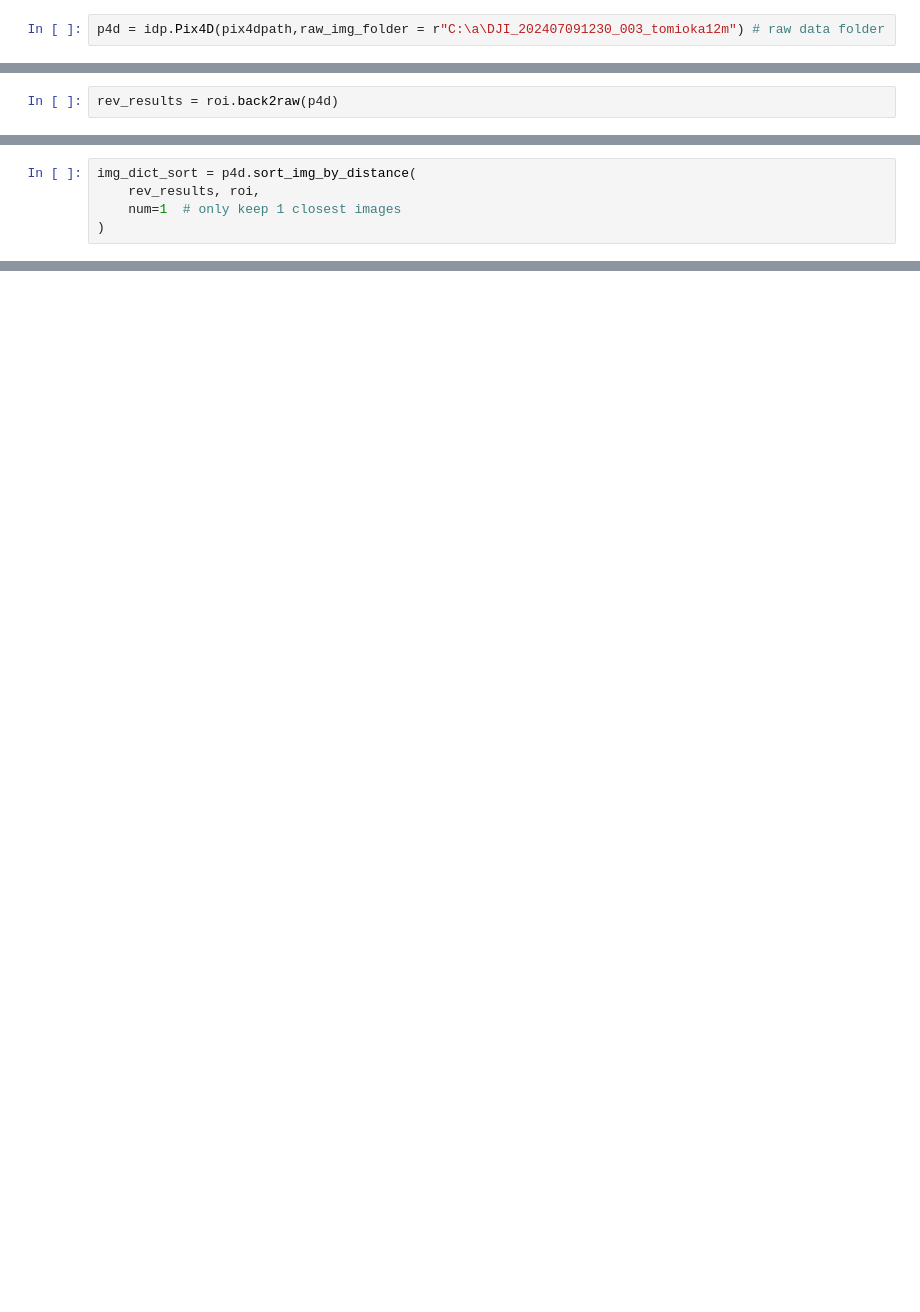
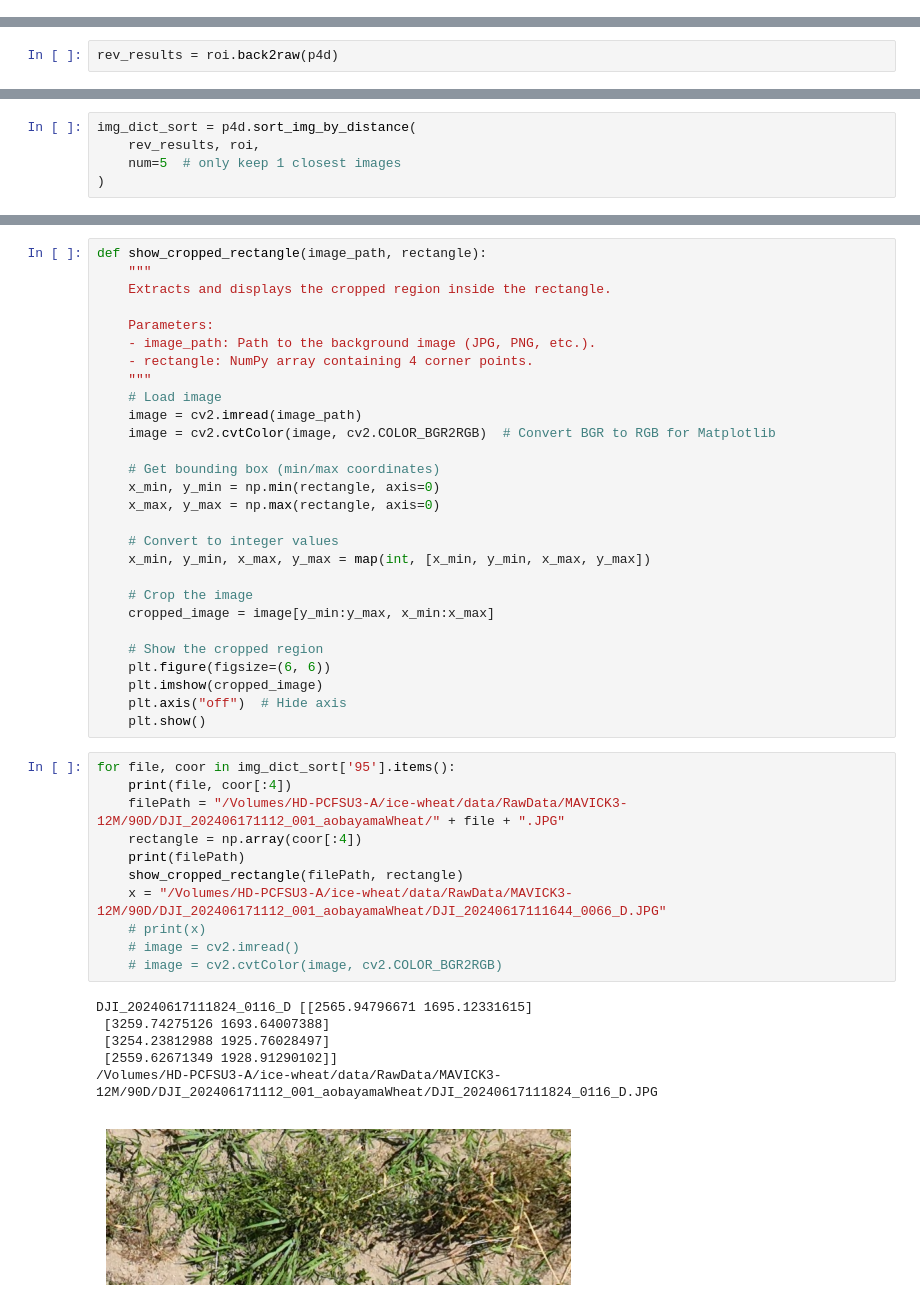
Before and after one commit to Wani29I/MasterProj, a Jupyter notebook: rawImage/EasyIDP_rawdata_onlyclosest1-Copy1 (2).ipynb, the cells around one changed output, grey strips where cells are left out. Cells and saved outputs as stored; diff of their text form; blank space fills up the shorter version.

```diff
--- a/rawImage/EasyIDP_rawdata_onlyclosest1-Copy1 (2).ipynb
+++ b/rawImage/EasyIDP_rawdata_onlyclosest1-Copy1 (2).ipynb
@@ -13,3 +18 @@ pix4dpath=r"C:\a\0709____.p4d" #.p4d
-# %%
-p4d = idp.Pix4D(pix4dpath,raw_img_folder = r"C:\a\DJI_202407091230_003_tomioka12m") # raw data folder
 # %%
@@ -106,7 +84,7 @@ rev_results
 # %%
 img_dict_sort = p4d.sort_img_by_distance(
     rev_results, roi,
-    num=1  # only keep 1 closest images
+    num=5  # only keep 1 closest images
 )
 # %%
 img_dict_sort
@@ -130,0 +109,46 @@ img_dict_sort
+# %%
+def show_cropped_rectangle(image_path, rectangle):
+    """
+    Extracts and displays the cropped region inside the rectangle.
+
+    Parameters:
+    - image_path: Path to the background image (JPG, PNG, etc.).
+    - rectangle: NumPy array containing 4 corner points.
+    """
+    # Load image
+    image = cv2.imread(image_path)
+    image = cv2.cvtColor(image, cv2.COLOR_BGR2RGB)  # Convert BGR to RGB for Matplotlib
+
+    # Get bounding box (min/max coordinates)
+    x_min, y_min = np.min(rectangle, axis=0)
+    x_max, y_max = np.max(rectangle, axis=0)
+
+    # Convert to integer values
+    x_min, y_min, x_max, y_max = map(int, [x_min, y_min, x_max, y_max])
+
+    # Crop the image
+    cropped_image = image[y_min:y_max, x_min:x_max]
+
+    # Show the cropped region
+    plt.figure(figsize=(6, 6))
+    plt.imshow(cropped_image)
+    plt.axis("off")  # Hide axis
+    plt.show()
+# %%
+for file, coor in img_dict_sort['95'].items():
+    print(file, coor[:4])
+    filePath = "/Volumes/HD-PCFSU3-A/ice-wheat/data/RawData/MAVICK3-12M/90D/DJI_202406171112_001_aobayamaWheat/" + file + ".JPG"
+    rectangle = np.array(coor[:4])
+    print(filePath)
+    show_cropped_rectangle(filePath, rectangle)
+    x = "/Volumes/HD-PCFSU3-A/ice-wheat/data/RawData/MAVICK3-12M/90D/DJI_202406171112_001_aobayamaWheat/DJI_20240617111644_0066_D.JPG"
+    # print(x)
+    # image = cv2.imread()
+    # image = cv2.cvtColor(image, cv2.COLOR_BGR2RGB)
+# %% [output]
+DJI_20240617111824_0116_D [[2565.94796671 1695.12331615]
+ [3259.74275126 1693.64007388]
+ [3254.23812988 1925.76028497]
+ [2559.62671349 1928.91290102]]
+/Volumes/HD-PCFSU3-A/ice-wheat/data/RawData/MAVICK3-12M/90D/DJI_202406171112_001_aobayamaWheat/DJI_20240617111824_0116_D.JPG
+[figure, added]
```
Also changed, not shown: parts of 14 cells of this notebook, 10 other files.
